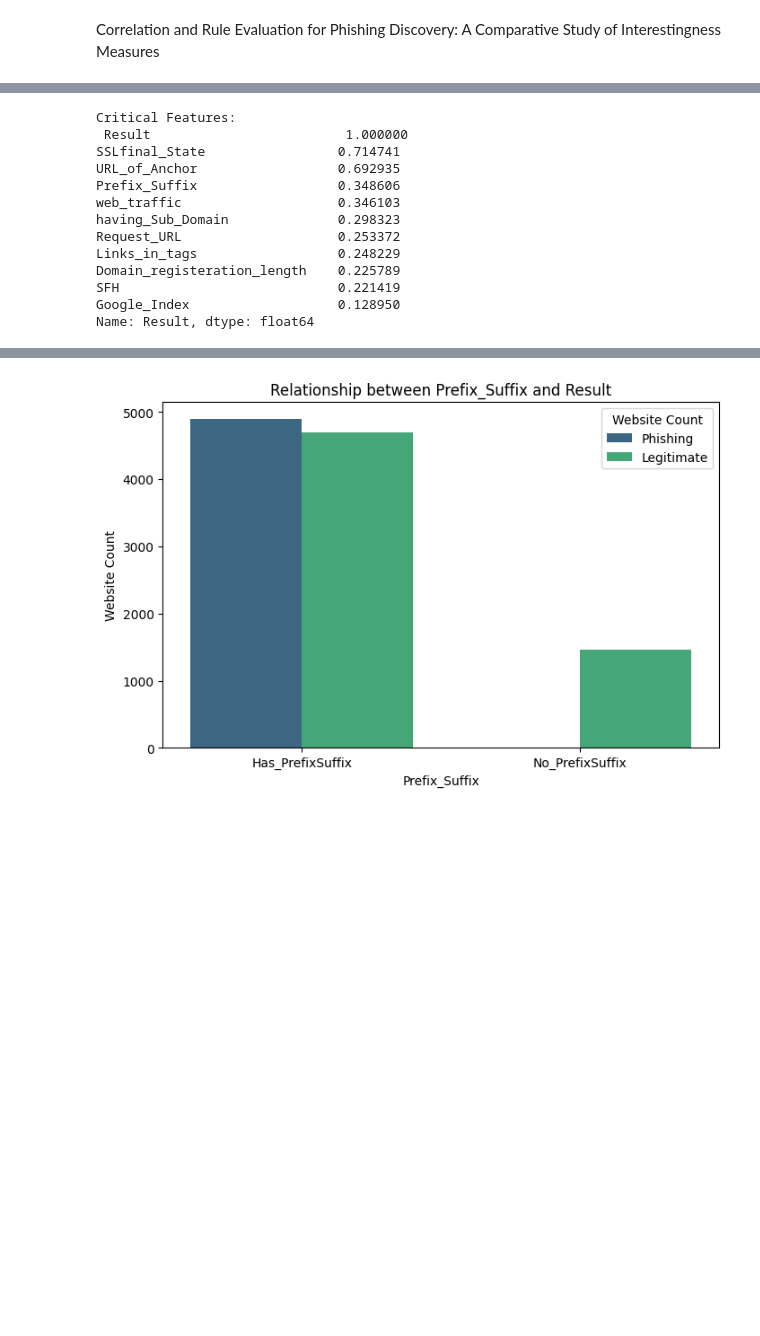
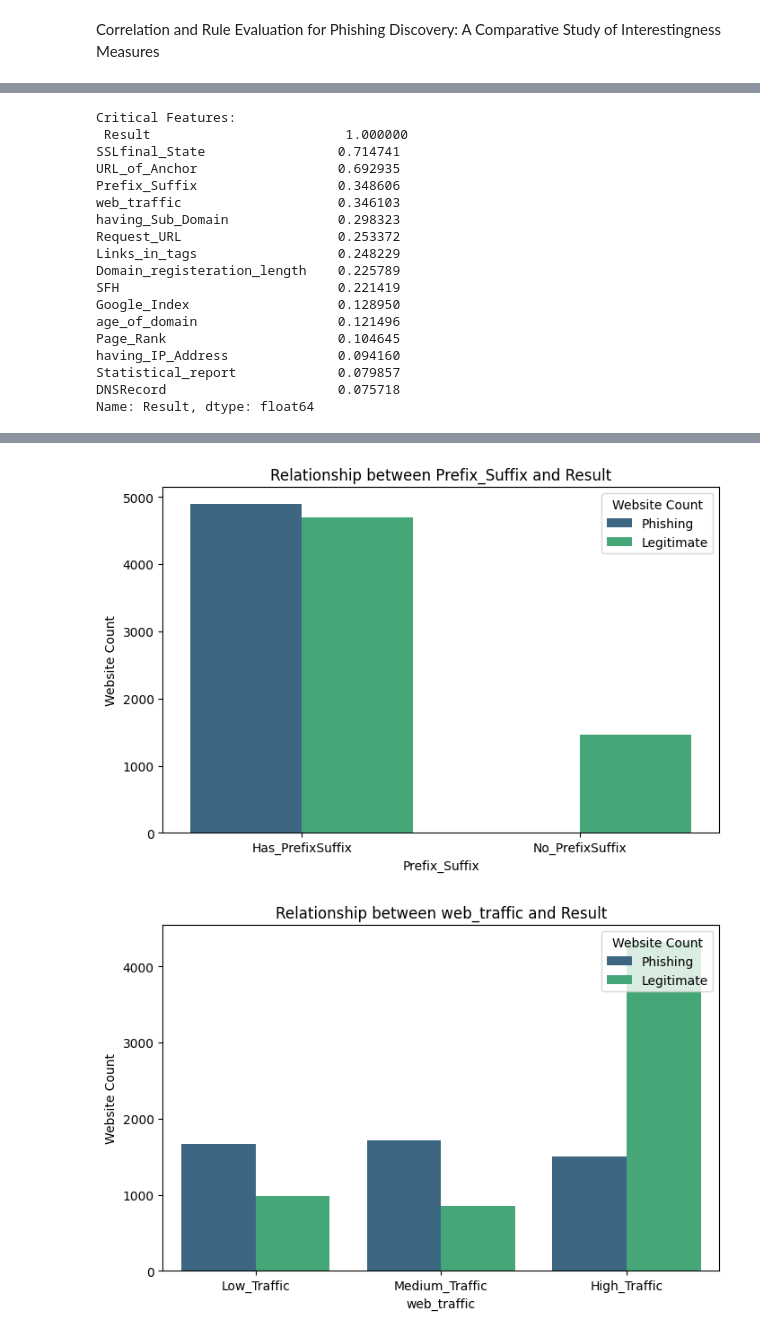
Before and after one commit to aylinShn0/Correlation-and-Rule-Evaluation-for-Phishing-Discovery, a Jupyter notebook: phishing_correlation_analysis.ipynb, the cells around one changed output, grey strips where cells are left out. Saved outputs shown, nothing was run; the diff lists cells and outputs as text; code cells hidden in the pictures; blank space fills up the shorter version.

```diff
--- a/phishing_correlation_analysis.ipynb
+++ b/phishing_correlation_analysis.ipynb
@@ -72,9 +73,9 @@ sns.heatmap(df.corr(), annot=False, cmap='coolwarm')
 plt.title('Feature Correlation Heatmap')
 plt.show()
 
-top_features = df.corr()['Result'].abs().sort_values(ascending=False).head(11)
-feature_names = top_features.index[1:4]
-print("Critical Features:\n", top_features)
+top_15_features = df.corr()['Result'].abs().sort_values(ascending=False).head(16)
+feature_names = top_15_features.index[1:6]
+print("Critical Features:\n", top_15_features)
 
 for col_name in feature_names:
     plt.figure(figsize=(8, 5))
@@ -93,30 +94,36 @@ Data columns (total 31 columns):
  0   having_IP_Address            11055 non-null  object
  1   URL_Length                   11055 non-null  object
  2   Shortining_Service           11055 non-null  object
  3   having_At_Symbol             11055 non-null  object
  4   double_slash_redirecting     11055 non-null  object
  5   Prefix_Suffix                11055 non-null  object
  6   having_Sub_Domain            11055 non-null  object
 ... (186 lines left out)
 Result
 Legitimate    6157
 Phishing      4898
 Name: count, dtype: int64
 [figure]
 [figure]
 Critical Features:
  Result                         1.000000
 SSLfinal_State                 0.714741
 URL_of_Anchor                  0.692935
 Prefix_Suffix                  0.348606
 web_traffic                    0.346103
 having_Sub_Domain              0.298323
 Request_URL                    0.253372
 Links_in_tags                  0.248229
 Domain_registeration_length    0.225789
 SFH                            0.221419
 Google_Index                   0.128950
+age_of_domain                  0.121496
+Page_Rank                      0.104645
+having_IP_Address              0.094160
+Statistical_report             0.079857
+DNSRecord                      0.075718
 Name: Result, dtype: float64
 [figure]
 [figure]
 [figure]
+[figure, added]
```
Also changed, not shown: parts of 4 cells of this notebook.
